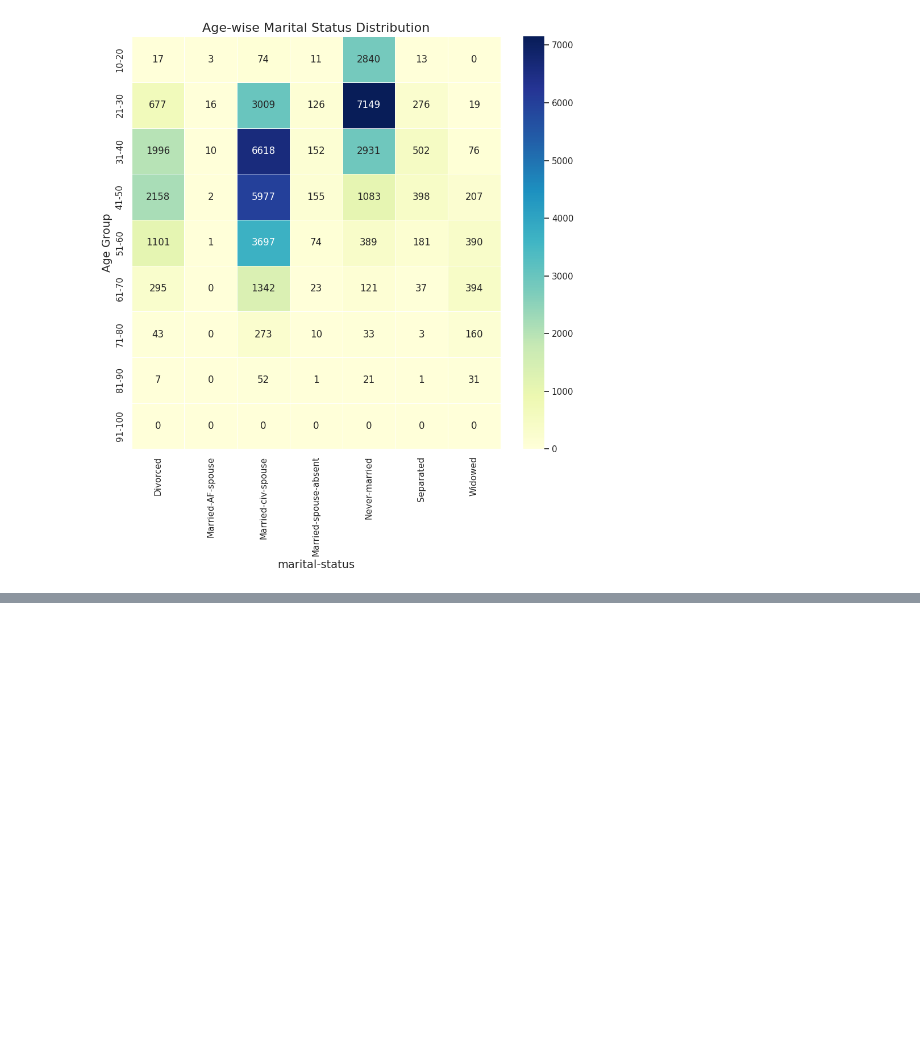
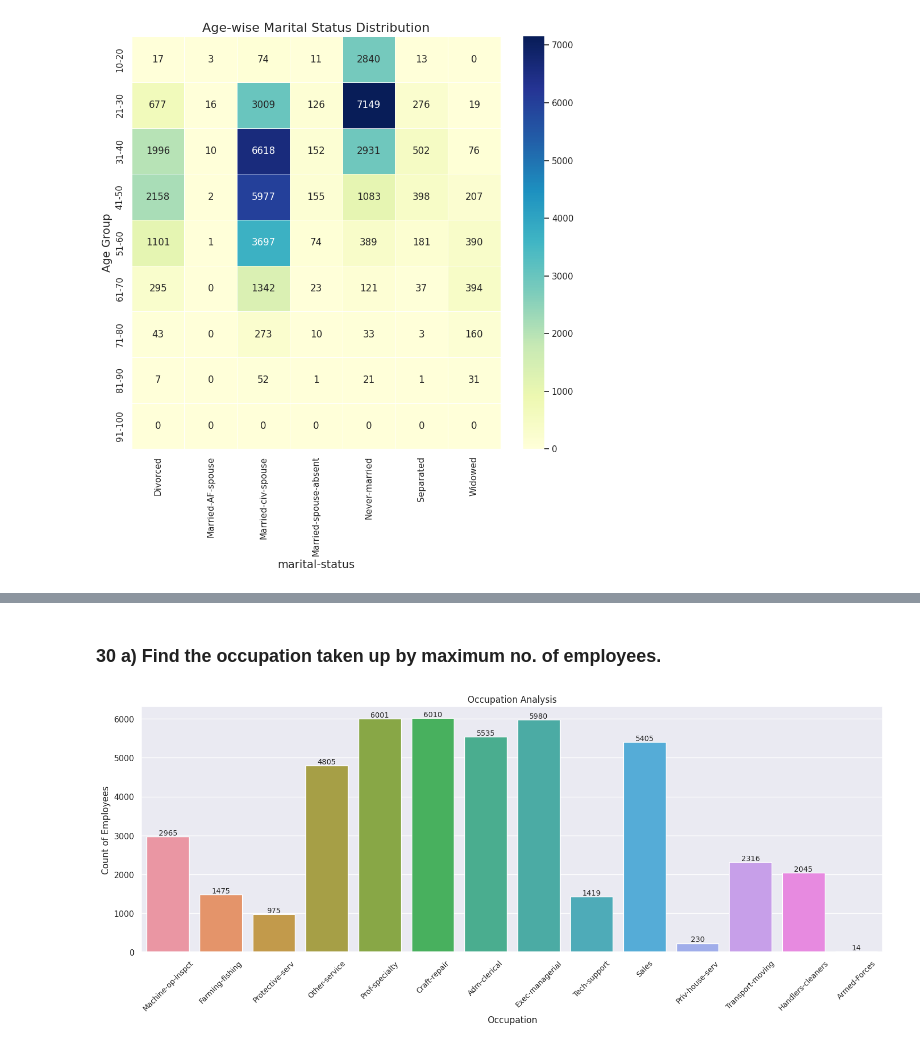
Before and after one commit to HafshaWahab/Hotel-Booking-Analysis-Python-, a Jupyter notebook: employee-income-analysis.ipynb, the cells around one changed output, grey strips where cells are left out. Saved outputs shown, nothing was run; the diff lists cells and outputs as text; code cells hidden in the pictures; blank space fills up the shorter version.

Commit message:
Kaggle Notebook |  Employee Income Analysis | Version 13

```diff
--- a/employee-income-analysis.ipynb
+++ b/employee-income-analysis.ipynb
@@ -1263,0 +1309,15 @@ No. of unmarried employees is high in the age group of
+# %% [markdown]
+### 30 a) Find the occupation taken up by maximum no. of employees.
+# %%
+ax=sns.countplot(x='occupation', data=data)
+
+for bars in ax.containers:
+    ax.bar_label(bars, fontsize=10)
+
+plt.title("Occupation Analysis")
+plt.xlabel('Occupation', fontsize=12)
+plt.ylabel("Count of Employees", fontsize=12)
+plt.xticks(rotation=45, fontsize=10)
+plt.show()
+# %% [output]
+[figure, added]
```
Also changed, not shown: parts of 8 cells of this notebook.
